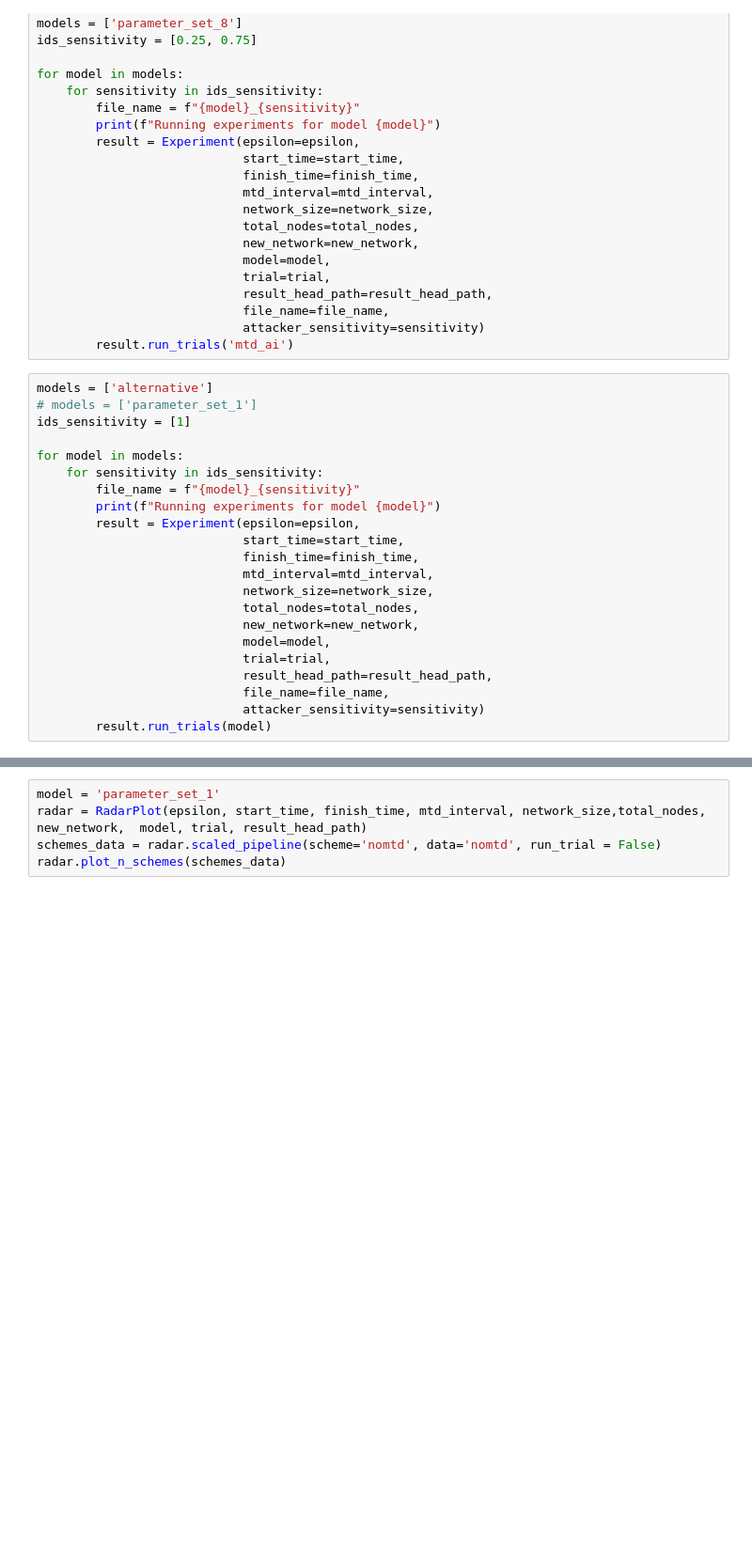
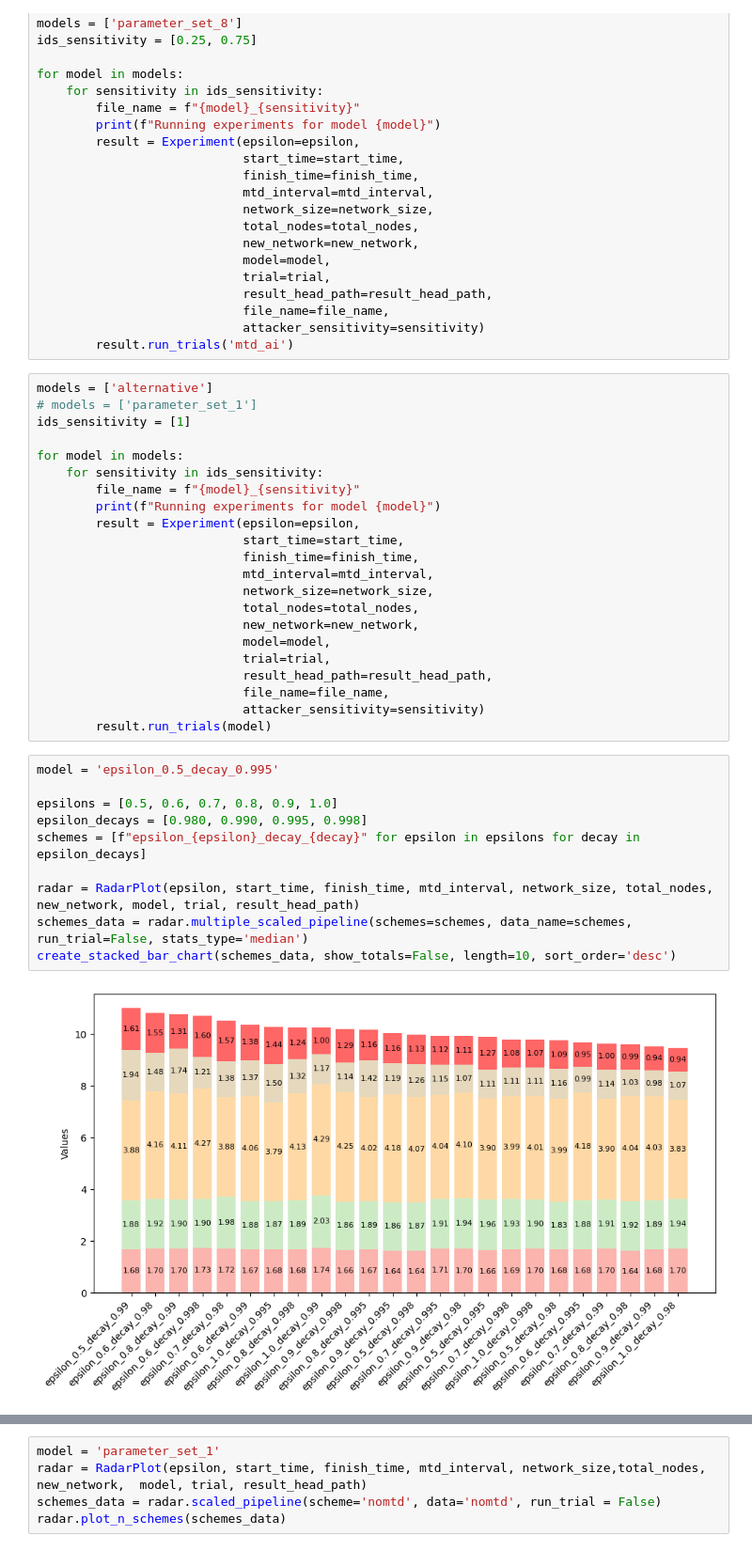
Before and after one commit to MoeBuTa/MTDSim, a Jupyter notebook: experiments/experiments.ipynb, the cells around one changed output, grey strips where cells are left out. Shown at 94% size. Drawn from its saved outputs; the diff is of its cells as text; blank space fills up the shorter version.

Commit message:
Added graphs for epsilon and trainstart

```diff
--- a/experiments/experiments.ipynb
+++ b/experiments/experiments.ipynb
@@ -605,3 +586,15 @@ for model in models:
                             file_name=file_name,
                             attacker_sensitivity=sensitivity)
         result.run_trials(model)
+# %%
+model = 'epsilon_0.5_decay_0.995'
+
+epsilons = [0.5, 0.6, 0.7, 0.8, 0.9, 1.0]
+epsilon_decays = [0.980, 0.990, 0.995, 0.998]
+schemes = [f"epsilon_{epsilon}_decay_{decay}" for epsilon in epsilons for decay in epsilon_decays]
+
+radar = RadarPlot(epsilon, start_time, finish_time, mtd_interval, network_size, total_nodes, new_network, model, trial, result_head_path)
+schemes_data = radar.multiple_scaled_pipeline(schemes=schemes, data_name=schemes, run_trial=False, stats_type='median')
+create_stacked_bar_chart(schemes_data, show_totals=False, length=10, sort_order='desc')
+# %% [output]
+[figure, added]
```
Also changed, not shown: parts of 3 cells of this notebook.
